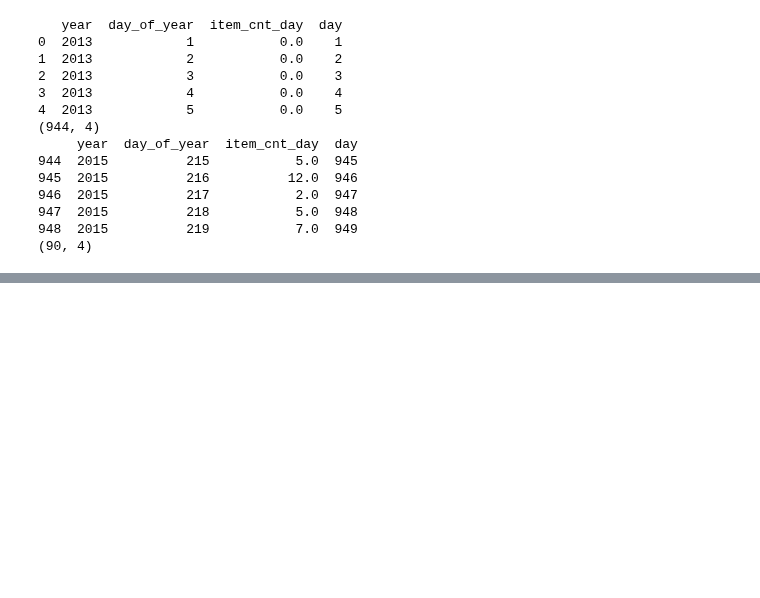
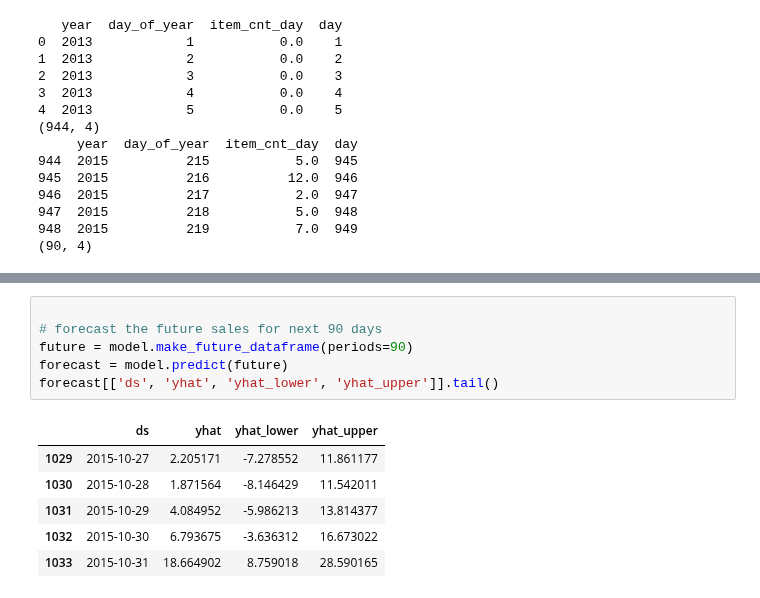
Before and after one commit to saurav1066/KaggleProjects, a Jupyter notebook: Predict future sales/predict.ipynb, the cells around one changed output, grey strips where cells are left out. Cells and saved outputs as stored; diff of their text form; blank space fills up the shorter version.

```diff
--- a/Predict future sales/predict.ipynb
+++ b/Predict future sales/predict.ipynb
@@ -321,0 +364,13 @@ print(test.shape)
+# %%
+
+# forecast the future sales for next 90 days
+future = model.make_future_dataframe(periods=90)
+forecast = model.predict(future)
+forecast[['ds', 'yhat', 'yhat_lower', 'yhat_upper']].tail()
+# %% [output]
+|  | ds | yhat | yhat_lower | yhat_upper |
+| 1029 | 2015-10-27 | 2.205171 | -7.278552 | 11.861177 |
+| 1030 | 2015-10-28 | 1.871564 | -8.146429 | 11.542011 |
+| 1031 | 2015-10-29 | 4.084952 | -5.986213 | 13.814377 |
+| 1032 | 2015-10-30 | 6.793675 | -3.636312 | 16.673022 |
+| 1033 | 2015-10-31 | 18.664902 | 8.759018 | 28.590165 |
```
Also changed, not shown: parts of 8 cells of this notebook.
